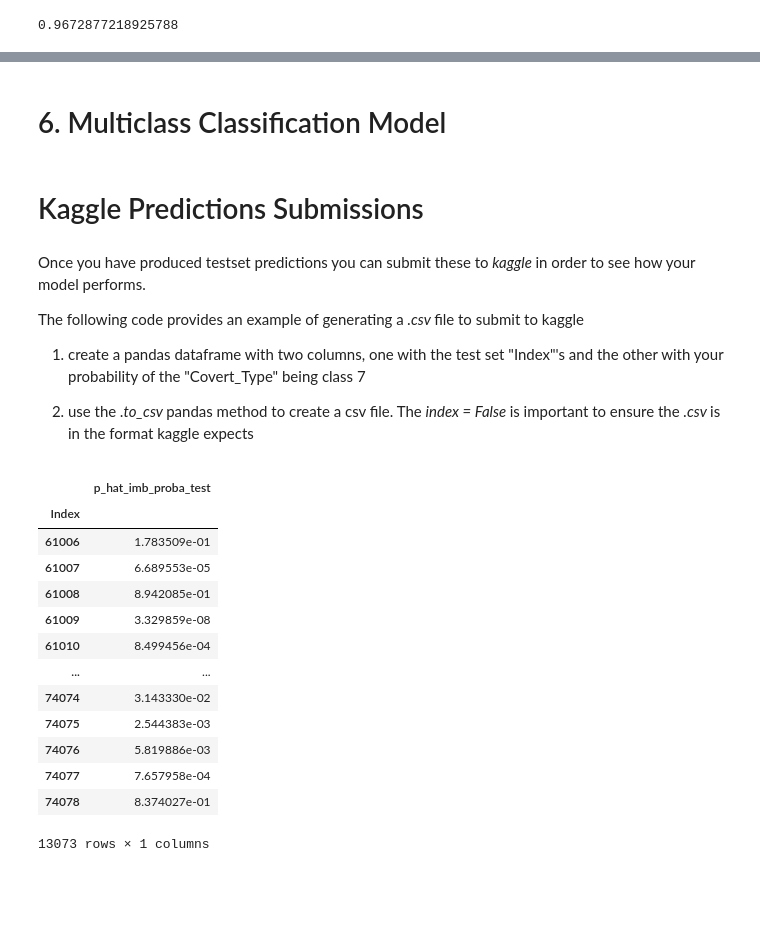
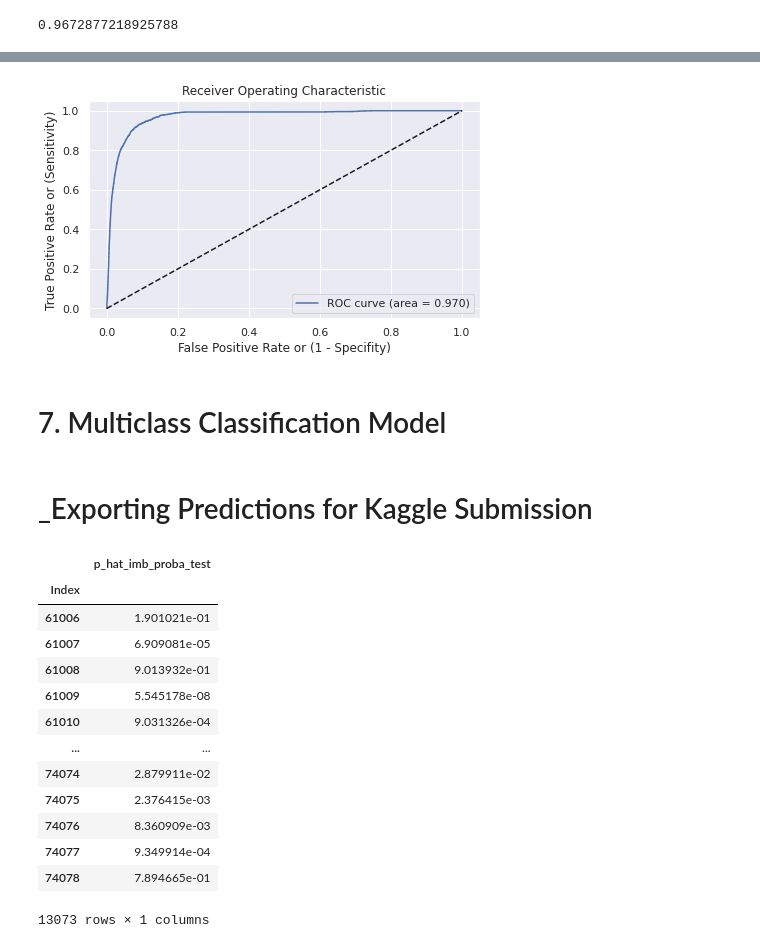
Before and after one commit to MathiasSchindlerCPH/BSE-CML1-repo, a Jupyter notebook: Project_2/CML_CDS_project2_classification.ipynb, the cells around one changed output, grey strips where cells are left out. Saved outputs shown, nothing was run; the diff lists cells and outputs as text; code cells hidden in the pictures; blank space fills up the shorter version.

Commit message:
add undersampling as supplement to oversampling

```diff
--- a/Project_2/CML_CDS_project2_classification.ipynb
+++ b/Project_2/CML_CDS_project2_classification.ipynb
@@ -576,0 +550,19 @@ print(roc_auc_imb_cv)
+# %%
+rus = RandomUnderSampler(random_state=0)
+# %%
+F_undersmp, y_undersmp = rus.fit_resample(F, y)
+# %%
+#Instantiate logistic regression on resampled data
+logit_under = LogisticRegression(C=100,
+                                     solver='liblinear')
+
+# Fit
+logit_under.fit(F_undersmp,y_undersmp)
+
+# Predict classes
+p_hat_under = logit_under.predict(F)
+
+#Predicted probabilities
+p_hat_under_proba = logit_under.predict_proba(F)
+p_hat_under_proba = p_hat_under_proba[:,1]
+print(p_hat_under_proba)
@@ -577,35 +593,50 @@ print(roc_auc_imb_cv)
+# %%
+#AUC/ROC plot
+
+#Create plot
+plt.plot(fpr_under, tpr_under, label='ROC curve (area = %0.3f)' % roc_auc_under)
+
+# Refining plot
+plt.plot([0, 1], [0, 1], 'k--')
+plt.title('Receiver Operating Characteristic')
+plt.xlabel('False Positive Rate or (1 - Specifity)')
+plt.ylabel('True Positive Rate or (Sensitivity)')
+plt.legend(loc="lower right")
+
+# figure size
+fig = plt.gcf()
+fig.set_size_inches(7, 4)
+plt.show()
+
+#Inspect figure
+plt.show()
+# %% [output]
+[figure, added]
 # %% [markdown]
-# 6. Multiclass Classification Model
+# 7. Multiclass Classification Model
-# %% [markdown]
-# Kaggle Predictions Submissions
-# %% [markdown]
-Once you have produced testset predictions you can submit these to <i> kaggle </i> in order to see how your model performs.
-
-The following code provides an example of generating a <i> .csv </i> file to submit to kaggle
-1) create a pandas dataframe with two columns, one with the test set "Index"'s and the other with your probability of the "Covert_Type" being class 7
-
-2) use the <i> .to_csv </i> pandas method to create a csv file. The <i> index = False </i> is important to ensure the <i> .csv </i> is in the format kaggle expects
+# %% [markdown]
+# _Exporting Predictions for Kaggle Submission
 # %%
 # Dataframe for submission w. imb. predictions
-p_hat_imb_proba_test = logit_imb.predict_proba(df_test_scl)
+p_hat_imb_proba_test = logit_under.predict_proba(df_test_scl)
 p_hat_imb_proba_test = p_hat_imb_proba_test[:,1]
 
 kaggle = pd.DataFrame(p_hat_imb_proba_test, index = df_test_scl.index).rename(columns={0: "p_hat_imb_proba_test"})
 kaggle
 # %% [output]
 |  | p_hat_imb_proba_test |
 | Index |  |
-| 61006 | 1.783509e-01 |
-| 61007 | 6.689553e-05 |
-| 61008 | 8.942085e-01 |
-| 61009 | 3.329859e-08 |
-| 61010 | 8.499456e-04 |
+| 61006 | 1.901021e-01 |
+| 61007 | 6.909081e-05 |
+| 61008 | 9.013932e-01 |
+| 61009 | 5.545178e-08 |
+| 61010 | 9.031326e-04 |
 | ... | ... |
-| 74074 | 3.143330e-02 |
-| 74075 | 2.544383e-03 |
-| 74076 | 5.819886e-03 |
-| 74077 | 7.657958e-04 |
-| 74078 | 8.374027e-01 |
+| 74074 | 2.879911e-02 |
+| 74075 | 2.376415e-03 |
+| 74076 | 8.360909e-03 |
+| 74077 | 9.349914e-04 |
+| 74078 | 7.894665e-01 |
 13073 rows × 1 columns
 # %%
 # Reweight dataframe w. imb. predictions
```
Also changed, not shown: parts of 31 cells of this notebook.
